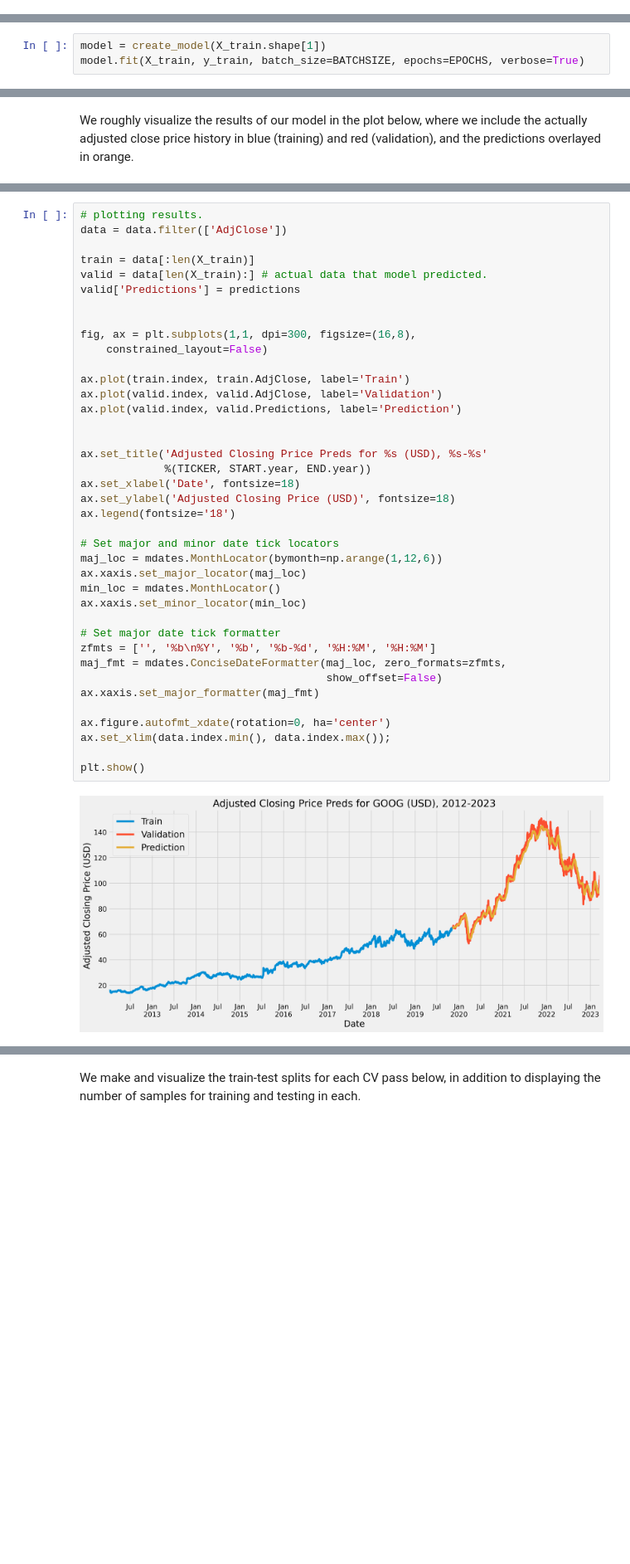
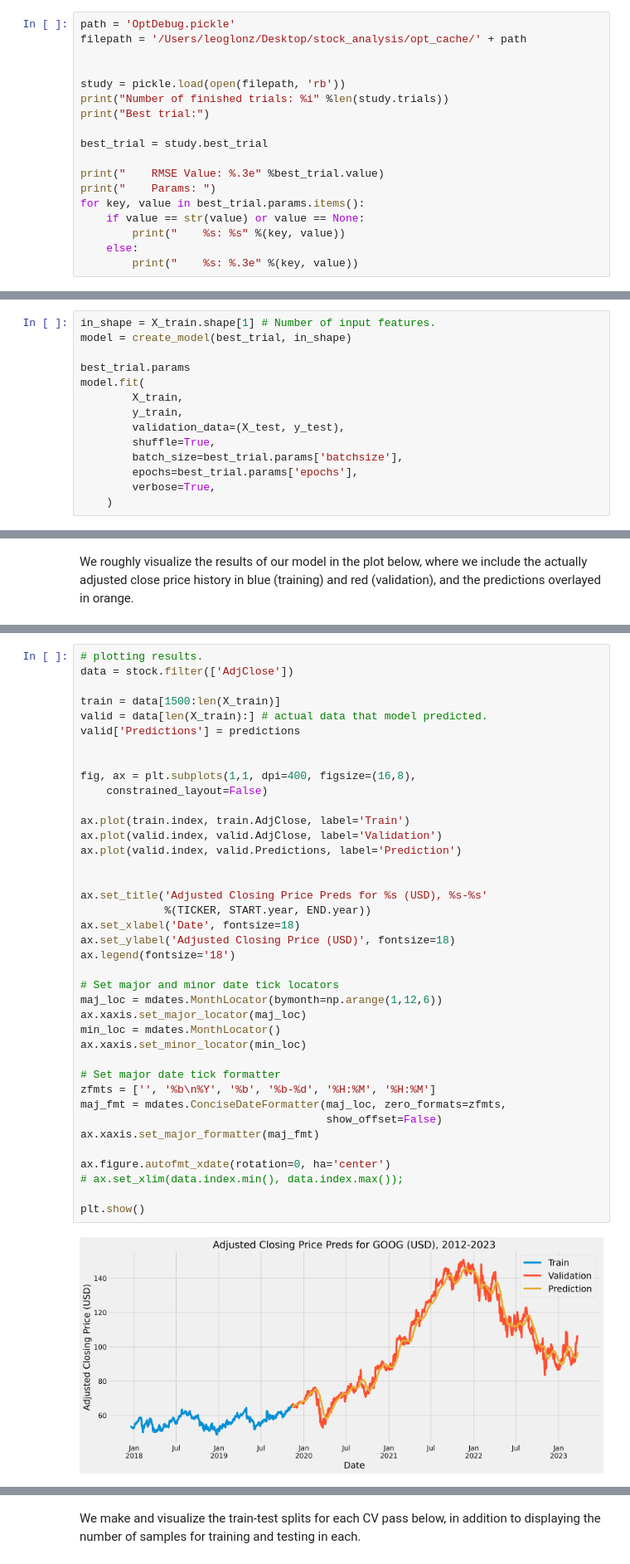
Before and after one commit to leoglonz/Securities_Analytics, a Jupyter notebook: Stock_Prediction.ipynb, the cells around one changed output, grey strips where cells are left out. Shown at 83% size. Drawn from its saved outputs; the diff is of its cells as text; blank space fills up the shorter version.

```diff
--- a/Stock_Prediction.ipynb
+++ b/Stock_Prediction.ipynb
@@ -490,3 +404,21 @@ def create_model(*args):
     )
 
     return model
+# %%
+path = 'OptDebug.pickle'
+filepath = '/Users/leoglonz/Desktop/stock_analysis/opt_cache/' + path
+
+
+study = pickle.load(open(filepath, 'rb'))
+print("Number of finished trials: %i" %len(study.trials))
+print("Best trial:")
+
+best_trial = study.best_trial
+
+print("    RMSE Value: %.3e" %best_trial.value)
+print("    Params: ")
+for key, value in best_trial.params.items():
+    if value == str(value) or value == None:
+        print("    %s: %s" %(key, value))
+    else:
+        print("    %s: %.3e" %(key, value))
@@ -497,6 +440,17 @@ There are three metrics we can use to measure LSTM model error: mean squared err
 
 RMSE we will use most often for its interpretability. However, we will use MSE when running the hyperparameter optimizer because MSE is much more suceptible to outliers -- meaning more sensitive during training -- and, therefore, can allow greater accuracy in hyperparameter tuning.
 # %%
-model = create_model(X_train.shape[1])
-model.fit(X_train, y_train, batch_size=BATCHSIZE, epochs=EPOCHS, verbose=True)
+in_shape = X_train.shape[1] # Number of input features.
+model = create_model(best_trial, in_shape)
+
+best_trial.params
+model.fit(
+        X_train,
+        y_train,
+        validation_data=(X_test, y_test),
+        shuffle=True,
+        batch_size=best_trial.params['batchsize'],
+        epochs=best_trial.params['epochs'],
+        verbose=True,
+    )
 # %% [output]
@@ -569,44 +521,44 @@ We roughly visualize the results of our model in the plot below, where we includ
 # %%
 # plotting results.
-data = data.filter(['AdjClose'])
+data = stock.filter(['AdjClose'])
 
-train = data[:len(X_train)]
+train = data[1500:len(X_train)]
 valid = data[len(X_train):] # actual data that model predicted.
 valid['Predictions'] = predictions
 
 
-fig, ax = plt.subplots(1,1, dpi=300, figsize=(16,8),
+fig, ax = plt.subplots(1,1, dpi=400, figsize=(16,8),
     constrained_layout=False)
 
 ax.plot(train.index, train.AdjClose, label='Train')
 ax.plot(valid.index, valid.AdjClose, label='Validation')
 ax.plot(valid.index, valid.Predictions, label='Prediction')
 
 
 ax.set_title('Adjusted Closing Price Preds for %s (USD), %s-%s'
              %(TICKER, START.year, END.year))
 ax.set_xlabel('Date', fontsize=18)
 ax.set_ylabel('Adjusted Closing Price (USD)', fontsize=18)
 ax.legend(fontsize='18')
 
 # Set major and minor date tick locators
 maj_loc = mdates.MonthLocator(bymonth=np.arange(1,12,6))
 ax.xaxis.set_major_locator(maj_loc)
 min_loc = mdates.MonthLocator()
 ax.xaxis.set_minor_locator(min_loc)
 
 # Set major date tick formatter
 zfmts = ['', '%b\n%Y', '%b', '%b-%d', '%H:%M', '%H:%M']
 maj_fmt = mdates.ConciseDateFormatter(maj_loc, zero_formats=zfmts,
                                       show_offset=False)
 ax.xaxis.set_major_formatter(maj_fmt)
 
 ax.figure.autofmt_xdate(rotation=0, ha='center')
-ax.set_xlim(data.index.min(), data.index.max());
+# ax.set_xlim(data.index.min(), data.index.max());
 
 plt.show()
 # %% [output]
-[figure, old version]
+[figure, new version]
 # %% [markdown]
 ## Model Validation <a class="anchor" id="validation"></a>
 
```
Also changed, not shown: parts of 28 cells of this notebook, 7 other files.
